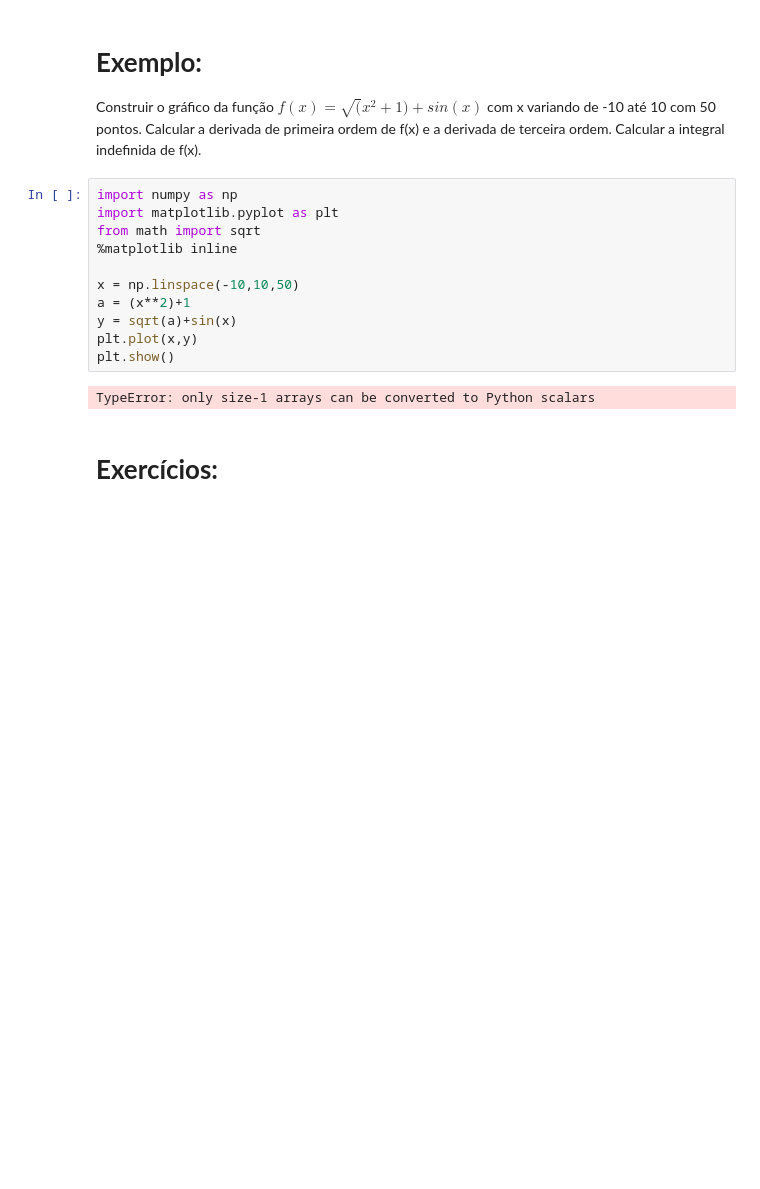
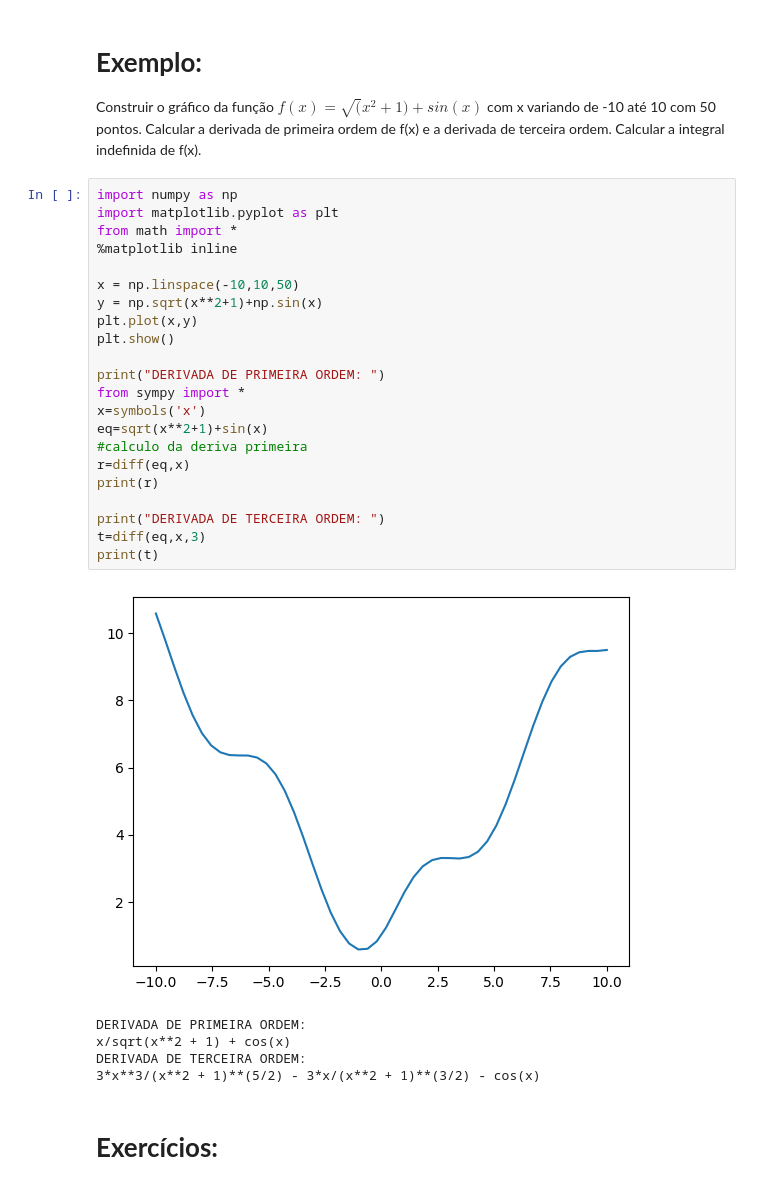
Before and after one commit to Gabriel-Scopel/CalculoNumerico, a Jupyter notebook: calcDifIntPython/Aula_1_CA4322 (1).ipynb, the cells around one changed output. Cells and saved outputs as stored; diff of their text form; blank space fills up the shorter version.

```diff
--- a/calcDifIntPython/Aula_1_CA4322 (1).ipynb
+++ b/calcDifIntPython/Aula_1_CA4322 (1).ipynb
@@ -338,16 +338,31 @@ Construir o gráfico da função $f(x)=\sqrt (x^2 + 1) +sin(x)$ com x variando d
 # %%
 import numpy as np
 import matplotlib.pyplot as plt
-from math import sqrt
+from math import *
 %matplotlib inline
 
 x = np.linspace(-10,10,50)
-a = (x**2)+1
-y = sqrt(a)+sin(x)
+y = np.sqrt(x**2+1)+np.sin(x)
 plt.plot(x,y)
 plt.show()
+
+print("DERIVADA DE PRIMEIRA ORDEM: ")
+from sympy import *
+x=symbols('x')
+eq=sqrt(x**2+1)+sin(x)
+#calculo da deriva primeira
+r=diff(eq,x)
+print(r)
+
+print("DERIVADA DE TERCEIRA ORDEM: ")
+t=diff(eq,x,3)
+print(t)
 # %% [output]
+[figure, added]
-TypeError: only size-1 arrays can be converted to Python scalars
+DERIVADA DE PRIMEIRA ORDEM:
+x/sqrt(x**2 + 1) + cos(x)
+DERIVADA DE TERCEIRA ORDEM:
+3*x**3/(x**2 + 1)**(5/2) - 3*x/(x**2 + 1)**(3/2) - cos(x)
 # %% [markdown]
 # **Exercícios:**
 # %% [markdown]
```
Also changed, not shown: 3 other files.
